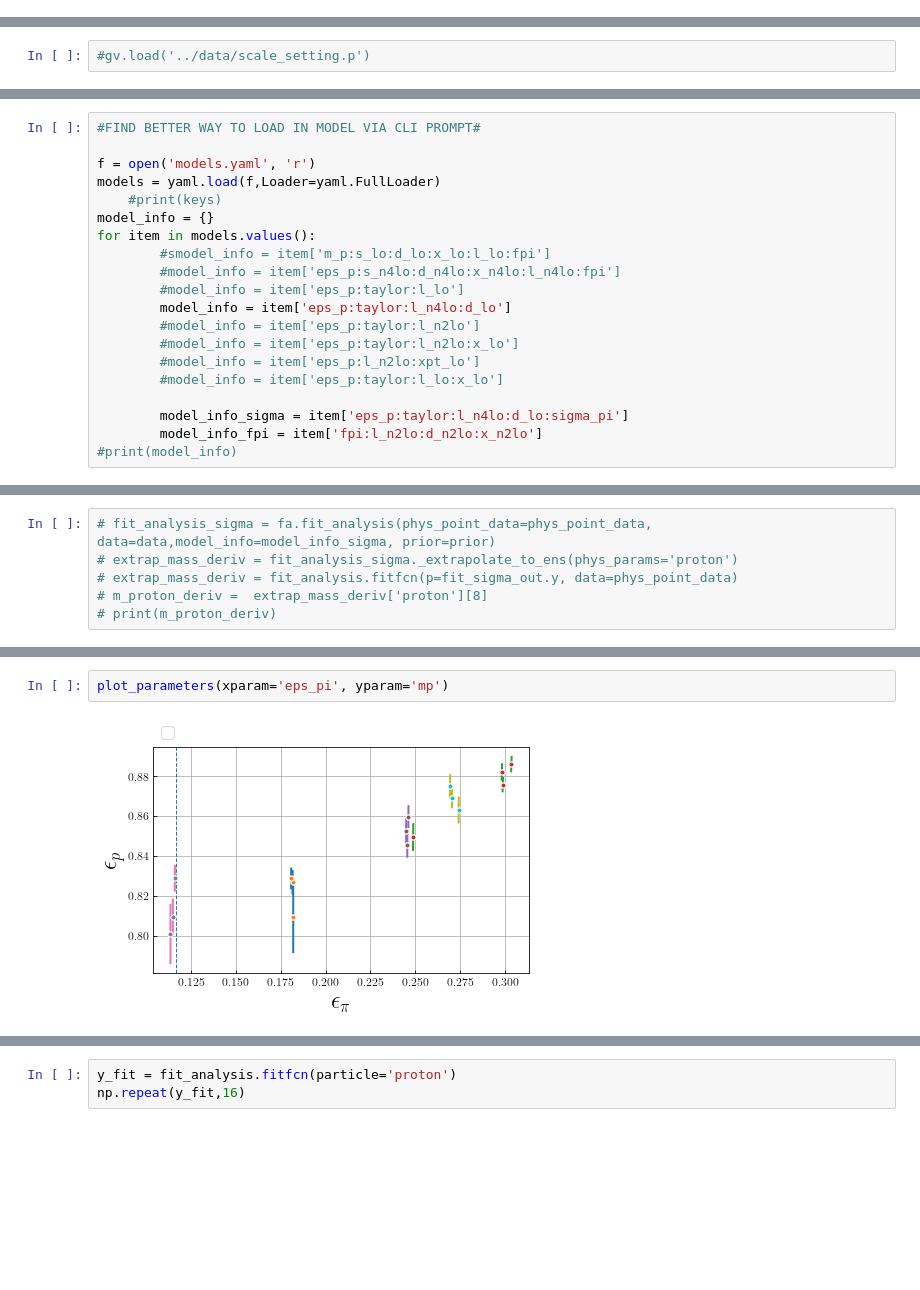
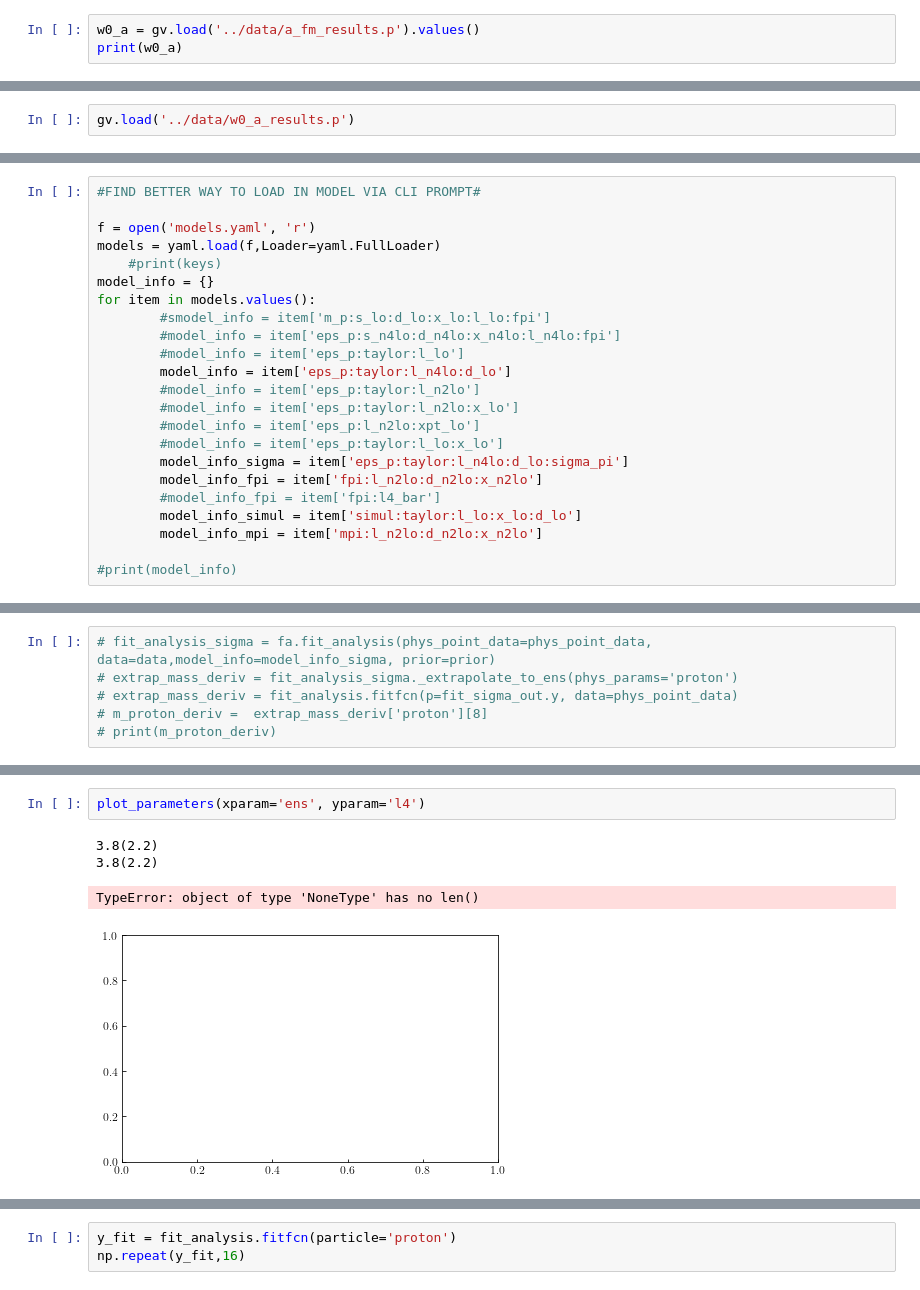
Before and after one commit to gdbrad/nucleon_sigma, a Jupyter notebook: notebooks/nucleon_sigma.ipynb, the cells around one changed output, grey strips where cells are left out. Cells and saved outputs as stored; diff of their text form; blank space fills up the shorter version.

```diff
--- a/notebooks/nucleon_sigma.ipynb
+++ b/notebooks/nucleon_sigma.ipynb
@@ -25,3 +26,6 @@ import fpi_fit
 from priors import prior
 prior = prior
 #print(prior)
+# %%
+w0_a = gv.load('../data/a_fm_results.p').values()
+print(w0_a)
@@ -28,2 +34,2 @@ prior = prior
 # %%
-#gv.load('../data/scale_setting.p')
+gv.load('../data/w0_a_results.p')
@@ -43,9 +51,12 @@ for item in models.values():
         #model_info = item['eps_p:taylor:l_n2lo:x_lo']
         #model_info = item['eps_p:l_n2lo:xpt_lo']
         #model_info = item['eps_p:taylor:l_lo:x_lo']
-
         model_info_sigma = item['eps_p:taylor:l_n4lo:d_lo:sigma_pi']
         model_info_fpi = item['fpi:l_n2lo:d_n2lo:x_n2lo']
+        #model_info_fpi = item['fpi:l4_bar']
+        model_info_simul = item['simul:taylor:l_lo:x_lo:d_lo']
+        model_info_mpi = item['mpi:l_n2lo:d_n2lo:x_n2lo']
+
 #print(model_info)
 # %%
 input_output = i_o.InputOutput()
@@ -250,5 +377,8 @@ def plot_parameters(xparam=None, yparam='mp'):
 # %%
-plot_parameters(xparam='eps_pi', yparam='mp')
+plot_parameters(xparam='ens', yparam='l4')
 # %% [output]
+3.8(2.2)
+3.8(2.2)
+TypeError: object of type 'NoneType' has no len()
-[figure, old version]
+[figure, new version]
 # %%
```
Also changed, not shown: parts of 24 cells of this notebook, 7 other files.
